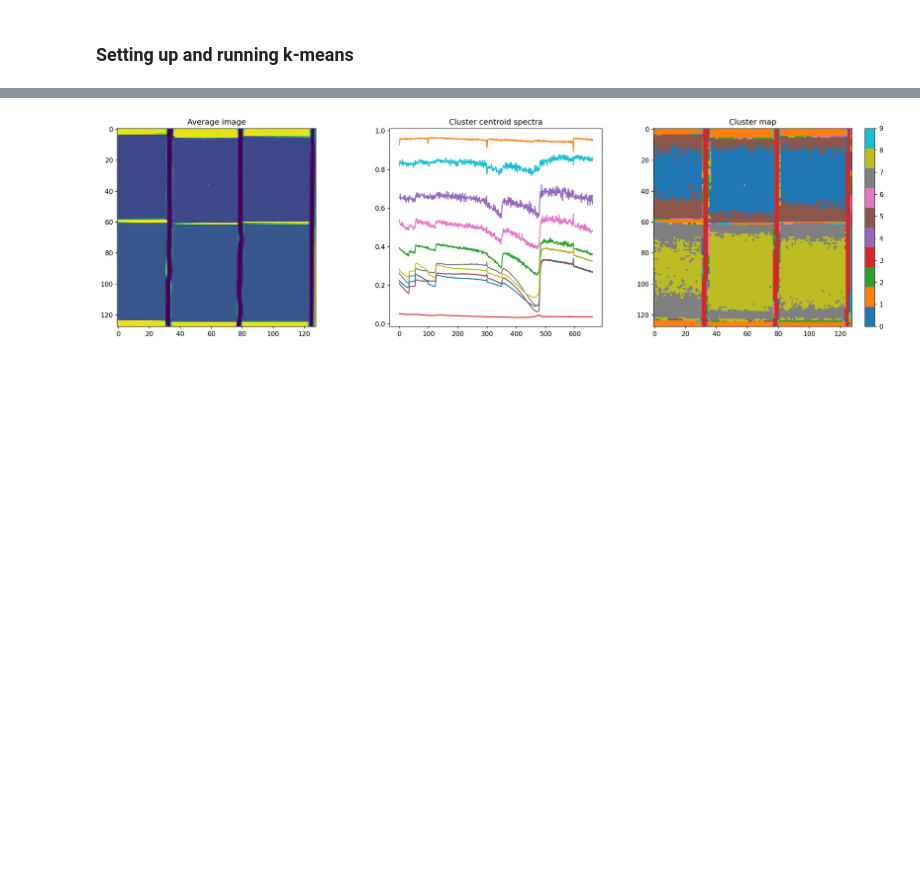
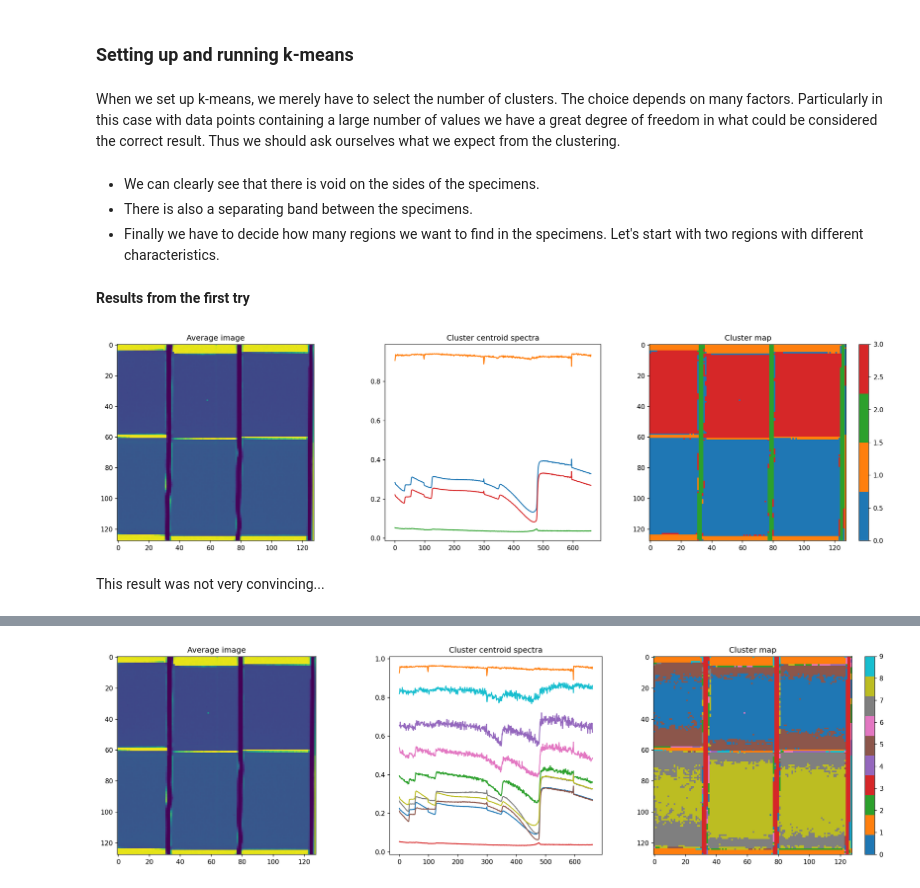
Before and after one commit to ImagingLectures/MLSegmentation4NI, a Jupyter notebook: lecture/_build/jupyter_execute/ML4NeutronImageSegmentation.ipynb, the cells around one changed output, grey strips where cells are left out. Cells and saved outputs as stored; diff of their text form; code cells hidden in the pictures; blank space fills up the shorter version.

````diff
--- a/lecture/_build/jupyter_execute/ML4NeutronImageSegmentation.ipynb
+++ b/lecture/_build/jupyter_execute/ML4NeutronImageSegmentation.ipynb
@@ -348,3 +394,28 @@ tofr.shape
 The reshaped data _tofr_ now has the dimensions 16384x661, i.e. each 128x128 pixel image has been replaced by a vector with the length 16384 elements. The number of time bins still remains the same. The ```reshape```method is a cheap operation as it only changes the elements of the dimension vector and doesn't rearrange the data in memory.
 # %% [markdown]
 ### Setting up and running k-means
+# %% [markdown]
+When we set up k-means, we merely have to select the number of clusters. The choice depends on many factors. Particularly in this case with data points containing a large number of values we have a great degree of freedom in what could be considered the correct result. Thus we should ask ourselves what we expect from the clustering.
+# %% [markdown]
+- We can clearly see that there is void on the sides of the specimens.
+- There is also a separating band between the specimens.
+- Finally we have to decide how many regions we want to find in the specimens. Let's start with two regions with different characteristics.
+# %%
+km = KMeans(n_clusters=4, random_state=2018)
+c  = km.fit_predict(tofr).reshape(tof.shape[:2]) # Label image
+kc = km.cluster_centers_.transpose()             # cluster centroid spectra
+# %% [markdown]
+__Results from the first try__
+# %%
+fig,axes = plt.subplots(1,3,figsize=(18,5)); axes=axes.ravel()
+axes[0].imshow(wtof,cmap='viridis'); axes[0].set_title('Average image')
+p=axes[1].plot(kc);                  axes[1].set_title('Cluster centroid spectra'); axes[1].set_aspect(tof.shape[2], adjustable='box')
+cmap=ps.buildCMap(p) # Create a color map with the same colors as the plot
+
+im=axes[2].imshow(c,cmap=cmap); plt.colorbar(im);
+axes[2].set_title('Cluster map');
+plt.tight_layout()
+# %% [output]
+[figure, added]
+# %% [markdown]
+This result was not very convincing...
````
Also changed, not shown: parts of 31 cells of this notebook, 43 other files.
